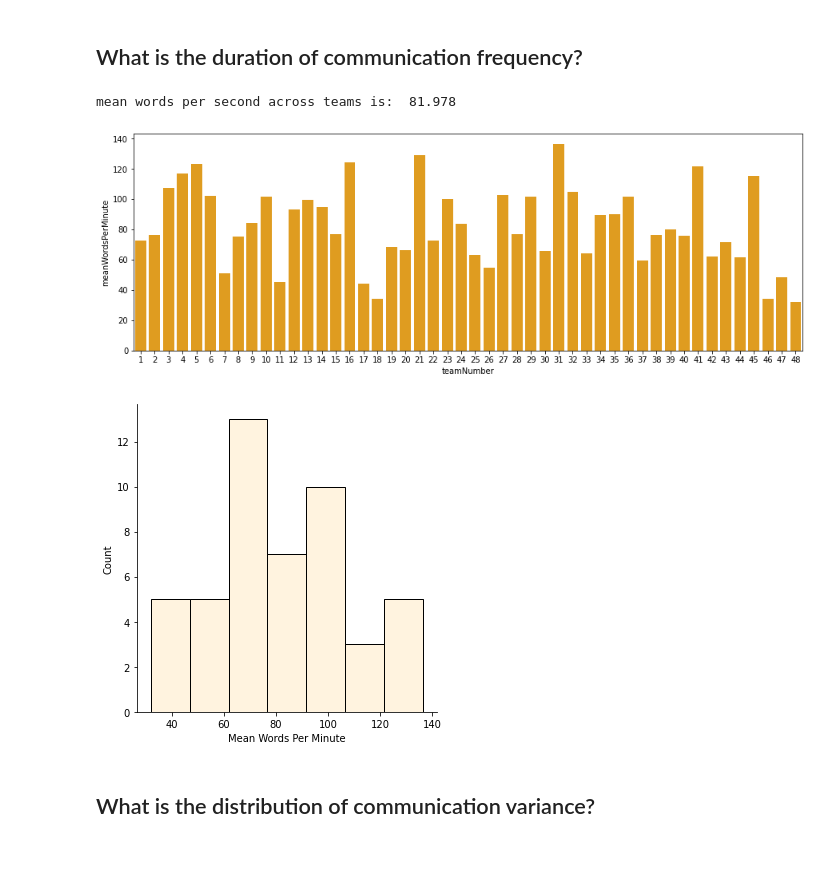
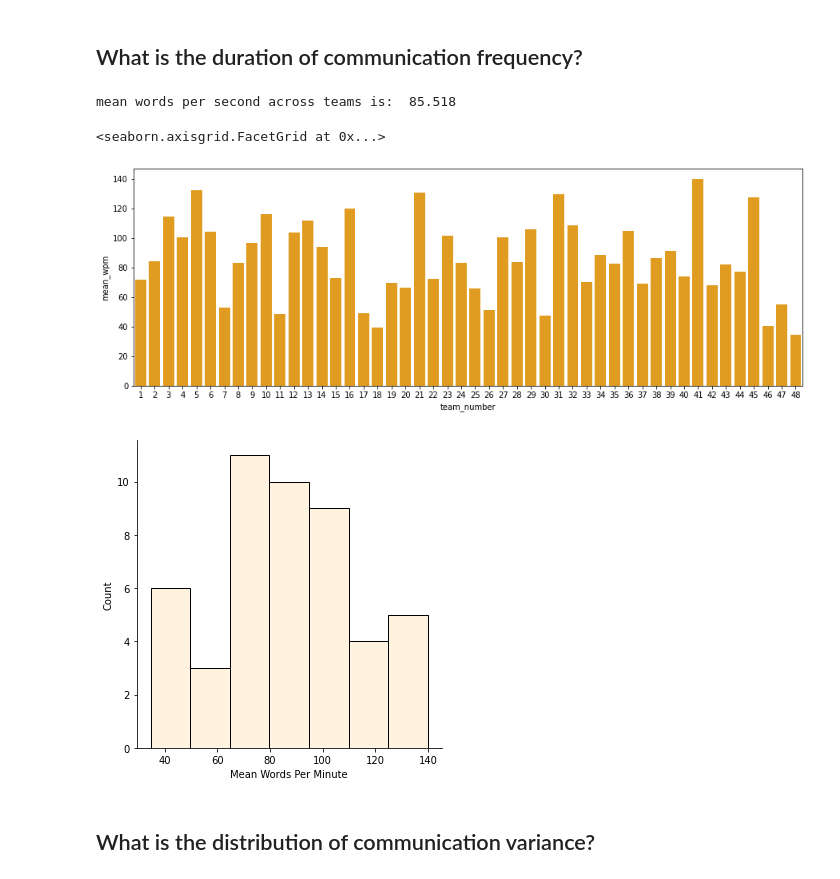
Before and after one commit to evelyntan/scripts, a Jupyter notebook: visualising-summary-stats.ipynb, the cells around one changed output. Drawn from its saved outputs; the diff is of its cells as text; code cells hidden in the pictures.

```diff
--- a/visualising-summary-stats.ipynb
+++ b/visualising-summary-stats.ipynb
@@ -10,7 +10,7 @@ This document has functions to run stats on the summary stats for comms, perform
 
 import pandas as pd
 
-full_summary_stats_df = pd.read_csv(r"D:\Projects\UG-league-project\data\full-summary-stats.csv")
+full_summary_stats_df = pd.read_csv('/Users/ett506/Documents/proj-league/data/full_team_log.csv')
 
-full_summary_stats_df.head()
+full_summary_stats_df
 # %% [output]
@@ -64,22 +76,23 @@ mean kills per minute is:  1.137
 # %% [markdown]
 ## What is the duration of communication frequency?
 # %%
-mean_wps = full_summary_stats_df["meanWordsPerMinute"].mean()
+mean_wps = full_summary_stats_df["mean_wpm"].mean()
 print('mean words per second across teams is: ', round(mean_wps, 3))
 
 # what is the distribution of killsPerMinute by team?
 f, ax = plt.subplots(figsize= (15, 5))
-sns.barplot(data = full_summary_stats_df, y = "meanWordsPerMinute", x = "teamNumber", color = "orange")
+sns.barplot(data = full_summary_stats_df, y = "mean_wpm", x = "team_number", color = "orange")
 
 # what is the distribution of the count of killsPerMinute?
-ax = sns.displot(full_summary_stats_df, x = "meanWordsPerMinute", color = "papayawhip")
+ax = sns.displot(full_summary_stats_df, x = "mean_wpm", color = "papayawhip")
 
 ax.set(xlabel = "Mean Words Per Minute", ylabel = "Count")
-ax.savefig(r"../graphs/wpm-distribution.png")
+#ax.savefig(r"../graphs/wpm-distribution.png")
 # %% [output]
-mean words per second across teams is:  81.978
+mean words per second across teams is:  85.518
+<seaborn.axisgrid.FacetGrid at 0x...>
-[figure, old version]
+[figure, new version]
-[figure, old version]
+[figure, new version]
 # %% [markdown]
 ## What is the distribution of communication variance?
 # %%
```
Also changed, not shown: parts of 19 cells of this notebook, 6 other files.
